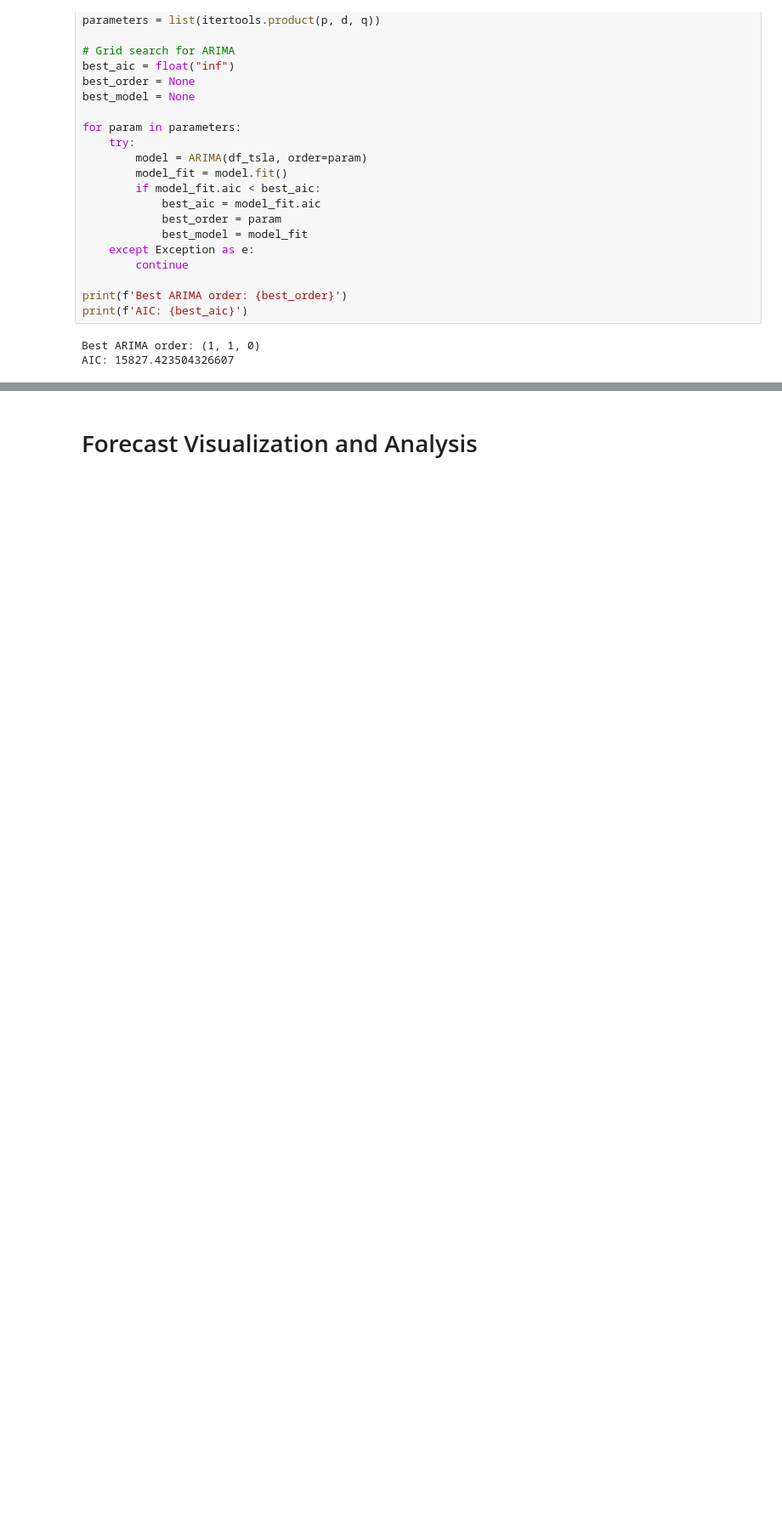
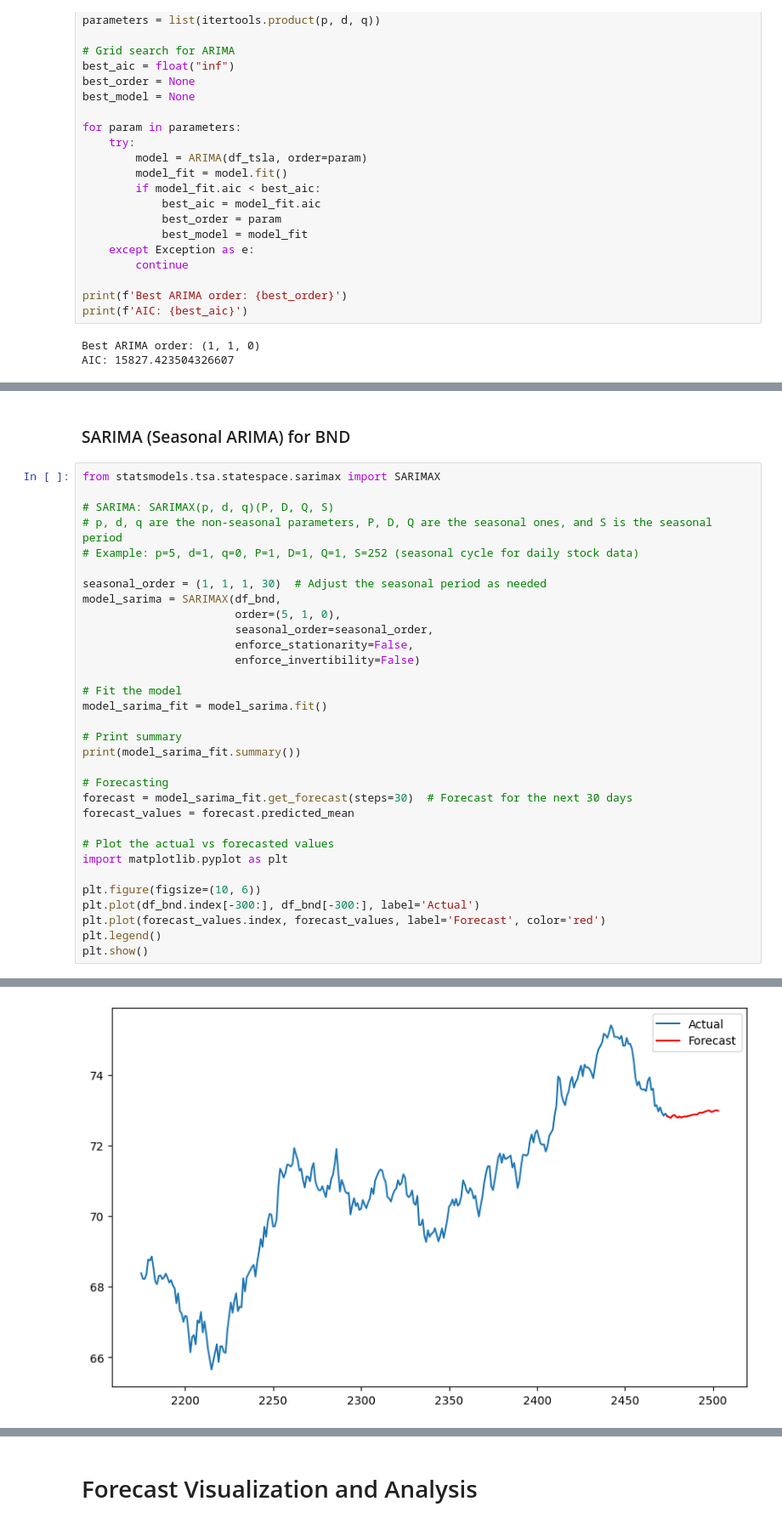
Before and after one commit to wubeabera123/GMF-Portfolio-Forecasting, a Jupyter notebook: notebooks/model.ipynb, the cells around one changed output, grey strips where cells are left out. Shown at 85% size. Saved outputs shown, nothing was run; the diff lists cells and outputs as text; blank space fills up the shorter version.

```diff
--- a/notebooks/model.ipynb
+++ b/notebooks/model.ipynb
@@ -199,3 +412,38 @@ Covariance Type:                                opg
 Warnings:
 [1] Covariance matrix calculated using the outer product of gradients (complex-step).
 [figure]
+# %% [markdown]
+### SARIMA (Seasonal ARIMA) for BND
+# %%
+from statsmodels.tsa.statespace.sarimax import SARIMAX
+
+# SARIMA: SARIMAX(p, d, q)(P, D, Q, S)
+# p, d, q are the non-seasonal parameters, P, D, Q are the seasonal ones, and S is the seasonal period
+# Example: p=5, d=1, q=0, P=1, D=1, Q=1, S=252 (seasonal cycle for daily stock data)
+
+seasonal_order = (1, 1, 1, 30)  # Adjust the seasonal period as needed
+model_sarima = SARIMAX(df_bnd,
+                       order=(5, 1, 0),
+                       seasonal_order=seasonal_order,
+                       enforce_stationarity=False,
+                       enforce_invertibility=False)
+
+# Fit the model
+model_sarima_fit = model_sarima.fit()
+
+# Print summary
+print(model_sarima_fit.summary())
+
+# Forecasting
+forecast = model_sarima_fit.get_forecast(steps=30)  # Forecast for the next 30 days
+forecast_values = forecast.predicted_mean
+
+# Plot the actual vs forecasted values
+import matplotlib.pyplot as plt
+
+plt.figure(figsize=(10, 6))
+plt.plot(df_bnd.index[-300:], df_bnd[-300:], label='Actual')
+plt.plot(forecast_values.index, forecast_values, label='Forecast', color='red')
+plt.legend()
+plt.show()
+# %% [output]
@@ -201,0 +467 @@ Warnings:
+[figure, added]
```
Also changed, not shown: parts of 32 cells of this notebook, 1 other file.
